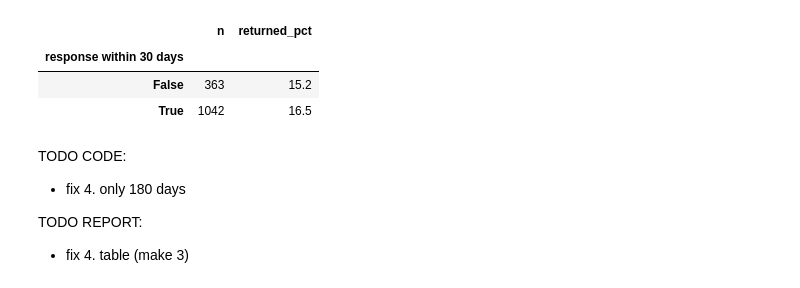
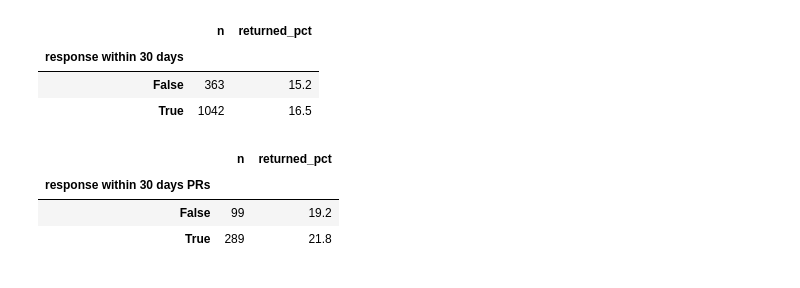
Before and after one commit to TheHankMachine/2IRR80-Group-1, a Jupyter notebook: python/process_analysis.ipynb, the cells around one changed output. Drawn from its saved outputs; the diff is of its cells as text; code cells hidden in the pictures.

Commit message:
4 new table entry

```diff
--- a/python/process_analysis.ipynb
+++ b/python/process_analysis.ipynb
@@ -543,9 +543,12 @@ retention(m4, got_response)
 | response within 30 days |  |  |
 | False | 363 | 15.2 |
 | True | 1042 | 16.5 |
-# %% [markdown]
-TODO CODE:
-- fix 4. only 180 days
-
-TODO REPORT:
-- fix 4. table (make 3)
+# %%
+# by whether the first item got a response within 30 days (see metric 1)
+got_response = (first_prs["number"].map(m1_items.set_index("number")["first_response"]) <= LIMIT).rename("response within 30 days PRs")
+retention(first_prs, got_response)
+# %% [output]
+|  | n | returned_pct |
+| response within 30 days PRs |  |  |
+| False | 99 | 19.2 |
+| True | 289 | 21.8 |
```
